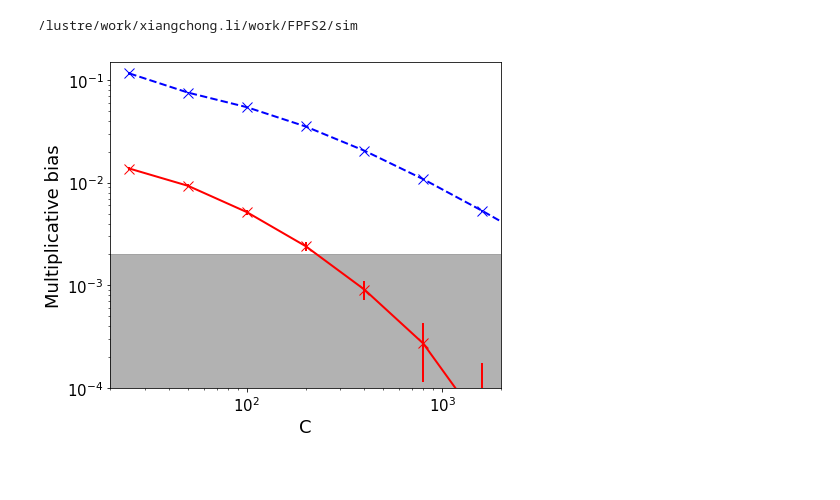
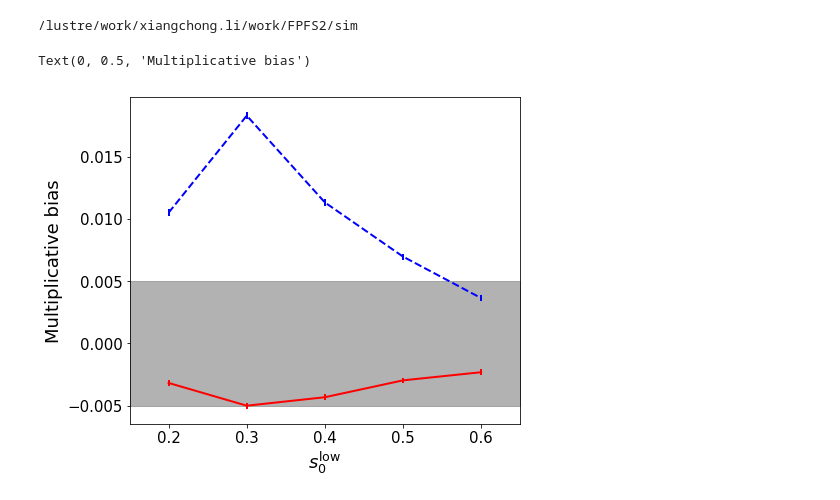
Before and after one commit to mr-superonion/FPFS, a Jupyter notebook: notebook/paper-FPFS2021/3-selBias_wNoise.ipynb, the cells around one changed output. Saved outputs shown, nothing was run; the diff lists cells and outputs as text; code cells hidden in the pictures; blank space fills up the shorter version.

```diff
--- a/notebook/paper-FPFS2021/3-selBias_wNoise.ipynb
+++ b/notebook/paper-FPFS2021/3-selBias_wNoise.ipynb
@@ -12,7 +12,8 @@ cd wrkDir/FPFS2/sim
 # %% [output]
 /lustre/work/xiangchong.li/work/FPFS2/sim
 # %%
-def estimate(Clist=np.array([25,50,100,200,400,800,1600.]),noiRev=True):
+def estimate(Clist=np.array([0.2,0.3,0.4,0.5]),noiRev=True):
+    C=500.
     nsim=800
     vdir='outcome-var7em3'
     nic=len(Clist)
@@ -27,19 +28,19 @@ def estimate(Clist=np.array([25,50,100,200,400,800,1600.]),noiRev=True):
         moments2=pyfits.getdata(fname2)
 
         for ic in range(nic):
-            C=Clist[ic]
+            slow=Clist[ic]
             elli1=fpfsBase.fpfsM2E(moments1,C,rev=noiRev)
             mask=elli1['fpfs_s0']>slow
             elli1=elli1[mask]
             mask2=elli1['fpfs_s0']<slow+dss
-            RS=0.#-np.sqrt(2.)*np.sum((1-elli1[mask2]['fpfs_s0'])*elli1[mask2]['fpfs_e1']**2./dss)
+            RS=-np.sum(elli1[mask2]['fpfs_RS'])/dss
             g1p=np.sum(elli1['fpfs_e1'])/(np.sum(elli1['fpfs_RE'])+RS)
 
             elli2=fpfsBase.fpfsM2E(moments2,C,rev=noiRev)
             mask=elli2['fpfs_s0']>slow
             elli2=elli2[mask]
             mask2=elli2['fpfs_s0']<slow+dss
-            RS=0.#-np.sqrt(2.)*np.sum((1-elli2[mask2]['fpfs_s0'])*elli2[mask2]['fpfs_e1']**2./dss)
+            RS=-np.sum(elli2[mask2]['fpfs_RS'])/dss
             g1m=np.sum(elli2['fpfs_e1'])/(np.sum(elli2['fpfs_RE'])+RS)
 
             gest[ifield,ic]=g1m-g1p
@@ -49,33 +50,20 @@ def estimate(Clist=np.array([25,50,100,200,400,800,1600.]),noiRev=True):
         gc.collect
     return np.average(gest,axis=0)/0.04-1,np.std(gest,axis=0)/0.04/np.sqrt(nsim)
 # %%
-Clist=np.array([25,50,100,200,400,800,1600.,3200])
+Clist=np.array([0.2,0.3,0.4,0.5,0.6])
 mT,merrT=estimate(Clist,True)
 mF,merrF=estimate(Clist,False)
-# %%
-pltDir='plot/noiseBias/'
-plt.close()
-fig=plt.figure(figsize=(7,6))
-ax=fig.add_subplot(1,1,1)
-msk=mT<0.
-ax.errorbar(Clist[msk],np.abs(mT)[msk],merrT[msk],fmt='x',c='red',markersize=10)
-ax.errorbar(Clist[~msk],np.abs(mT)[~msk],merrT[~msk],fmt='o',c='red',markersize=10)
-ax.errorbar(Clist,mT,merrT,fmt='-',c='red')
-ax.errorbar(Clist,-mT,merrT,fmt='-',c='red')
-
-msk=mF<0.
-ax.errorbar(Clist[msk],np.abs(mF)[msk],merrF[msk],fmt='x',c='blue',markersize=10)
-ax.errorbar(Clist[~msk],np.abs(mF)[~msk],merrF[~msk],fmt='o',c='blue',markersize=10)
-ax.errorbar(Clist,mF,merrF,fmt='--',c='blue')
-ax.errorbar(Clist,-mF,merrF,fmt='--',c='blue')
-ax.set_xlabel('C')
-ax.set_ylabel(r'Multiplicative bias')
-ax.set_yscale('log')
-ax.set_xscale('log')
-ax.set_xlim(2e1,2e3)
-ax.set_ylim(1e-4,1.5e-1)
-ax.fill_between(np.linspace(10,2000,100),np.zeros(100),2e-3*np.ones(100),color='gray',alpha=0.6)
-fig.savefig(os.path.join(pltDir,'noiseBias.png'))
-fig.savefig(os.path.join(pltDir,'noiseBias.pdf'))
-# %% [output]
-[figure, removed]
+# %%
+pltDir='plot/selBias/'
+plt.close()
+fig=plt.figure(figsize=(7,6))
+ax=fig.add_subplot(1,1,1)
+ax.errorbar(Clist,mT,merrT,fmt='-',c='red')
+ax.errorbar(Clist,mF,merrF,fmt='--',c='blue')
+ax.fill_between(np.linspace(0.15,0.65,100),-5e-3*np.ones(100),5e-3*np.ones(100),color='gray',alpha=0.6)
+ax.set_xlim(0.15,0.65)
+ax.set_xlabel(r'$s_0^{\rm low}$')
+ax.set_ylabel(r'Multiplicative bias')
+# %% [output]
+Text(0, 0.5, 'Multiplicative bias')
+[figure, added]
```
Also changed, not shown: parts of 1 cell of this notebook, 4 other files.
